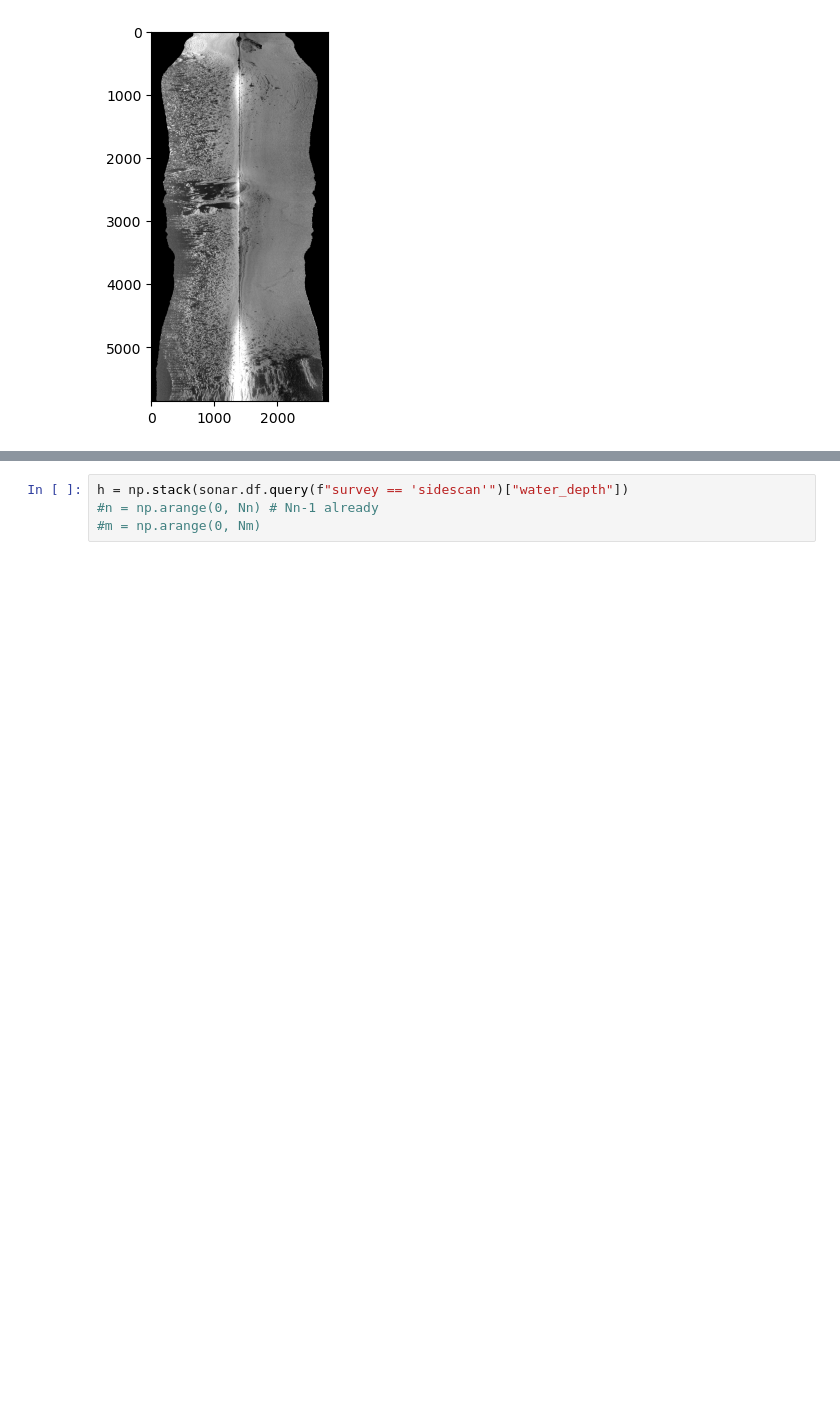
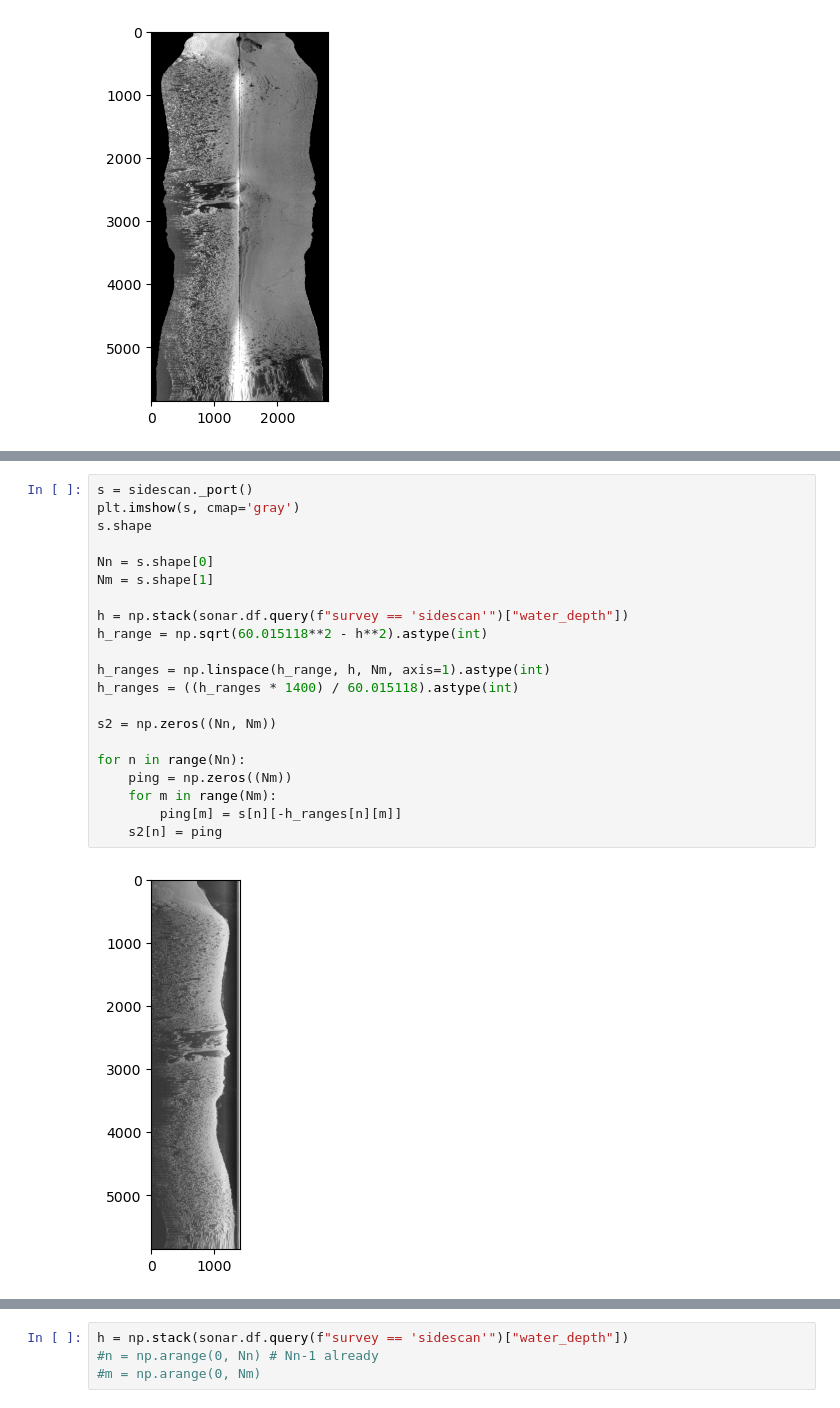
Before and after one commit to louisfacun/lowrance-sonar-data-explorer, a Jupyter notebook: run_lowmapper.ipynb, the cells around one changed output, grey strips where cells are left out. Saved outputs shown, nothing was run; the diff lists cells and outputs as text; blank space fills up the shorter version.

Commit message:
add unstable water column removal

```diff
--- a/run_lowmapper.ipynb
+++ b/run_lowmapper.ipynb
@@ -158,0 +133,23 @@ Nm = s.shape[1]
+# %%
+s = sidescan._port()
+plt.imshow(s, cmap='gray')
+s.shape
+
+Nn = s.shape[0]
+Nm = s.shape[1]
+
+h = np.stack(sonar.df.query(f"survey == 'sidescan'")["water_depth"])
+h_range = np.sqrt(60.015118**2 - h**2).astype(int)
+
+h_ranges = np.linspace(h_range, h, Nm, axis=1).astype(int)
+h_ranges = ((h_ranges * 1400) / 60.015118).astype(int)
+
+s2 = np.zeros((Nn, Nm))
+
+for n in range(Nn):
+    ping = np.zeros((Nm))
+    for m in range(Nm):
+        ping[m] = s[n][-h_ranges[n][m]]
+    s2[n] = ping
+# %% [output]
+[figure, added]
```
Also changed, not shown: parts of 12 cells of this notebook, 2 other files.
